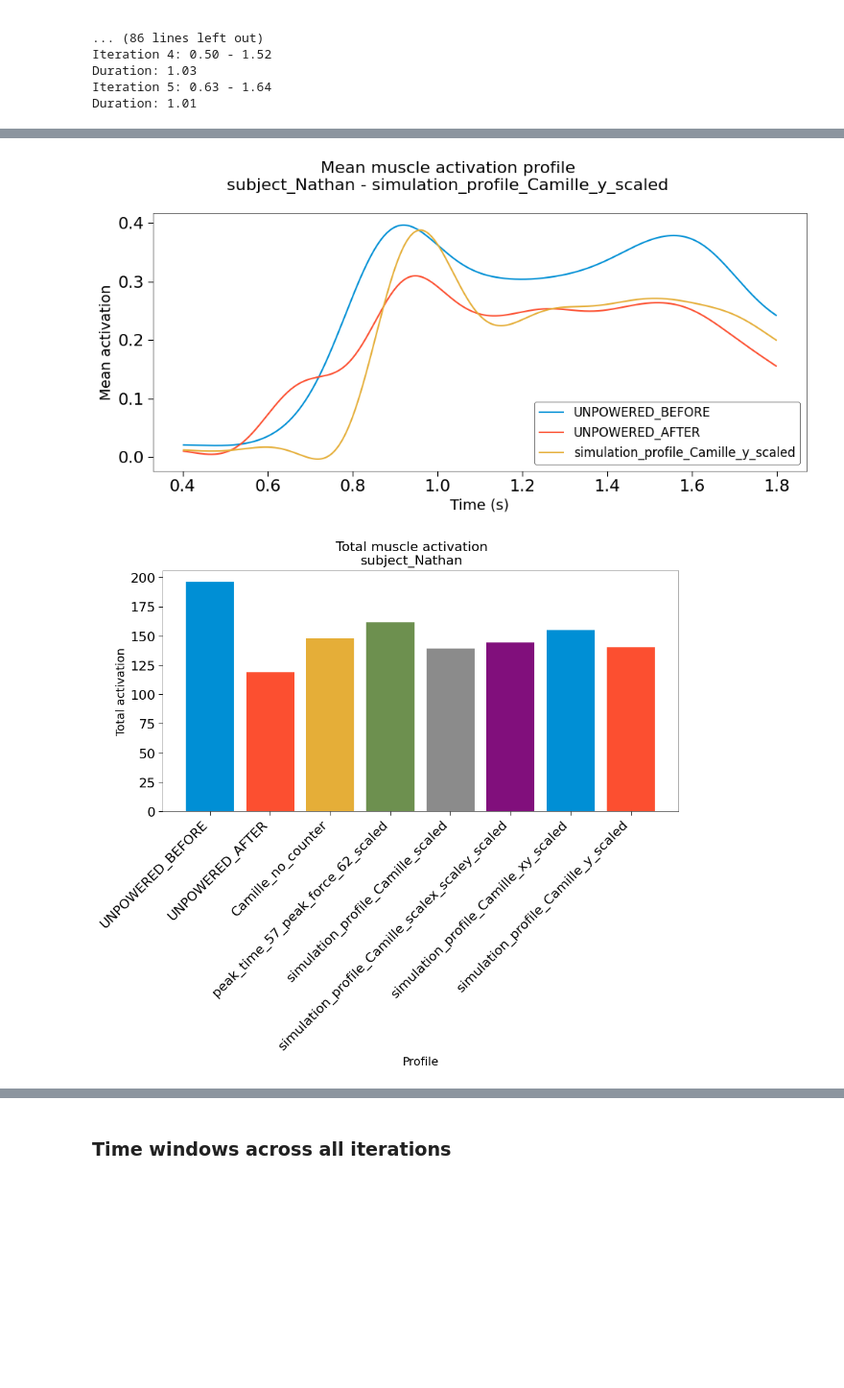
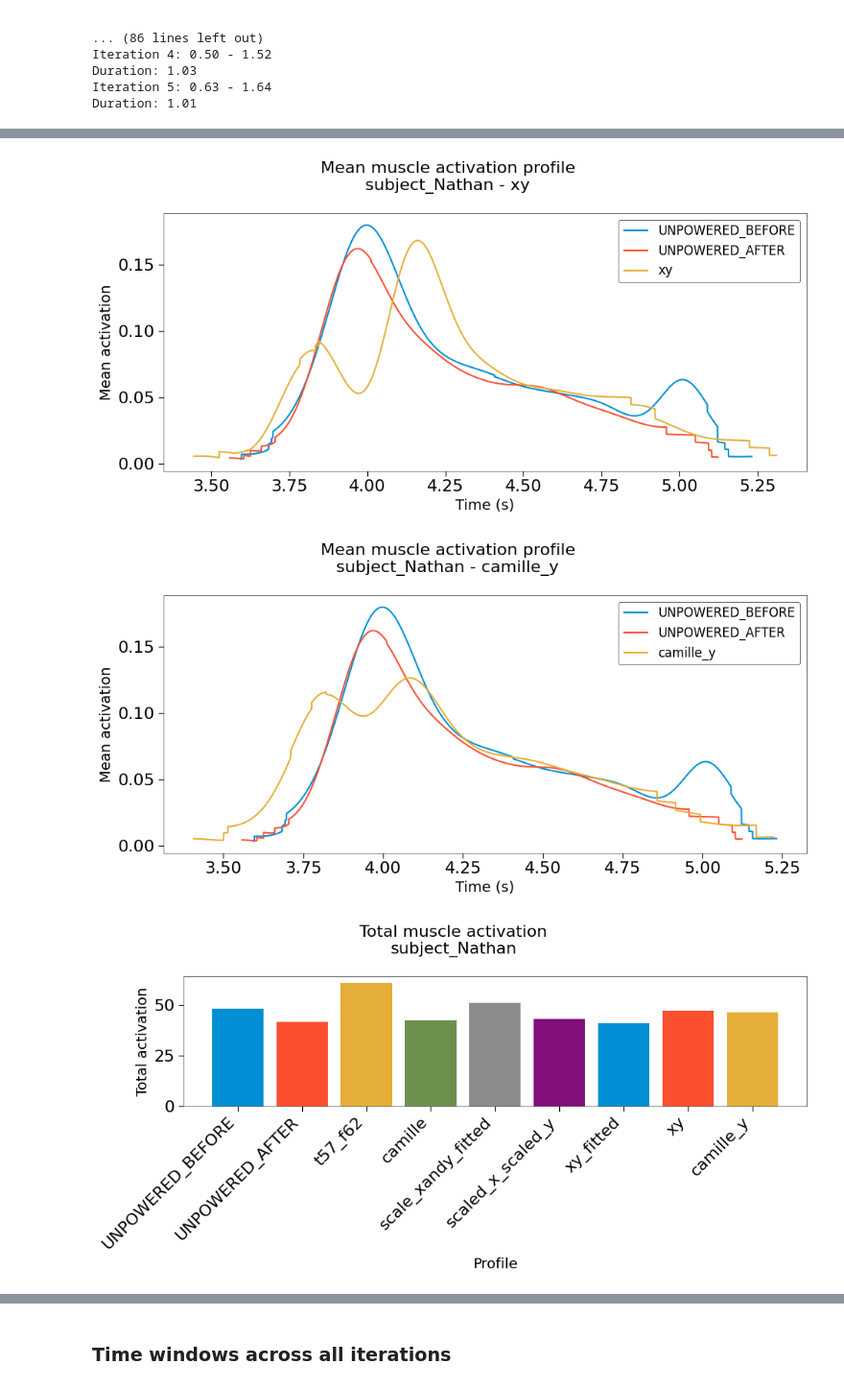
Before and after one commit to Harvard-Slade-Lab/assistive-arm, a Jupyter notebook: notebooks/analyze_emg_N2.ipynb, the cells around one changed output, grey strips where cells are left out. Shown at 96% size. Cells and saved outputs as stored; diff of their text form; code cells hidden in the pictures; blank space fills up the shorter version.

```diff
--- a/notebooks/analyze_emg_N2.ipynb
+++ b/notebooks/analyze_emg_N2.ipynb
@@ -817,7 +835,7 @@ plot_every_muscle(title=f"Unassisted EMG activations (scaled)\n{t_unpowered}", m
 ## Process MOTOR data
 # %%
 subject = "subject_Nathan"
-session = "September_26"
+session = "October_31"
 # profile = "Camille_no_counter"
 
 for profile in subject_data[subject][session]["filtered_session_data"]["ASSISTED"].keys():
@@ -898,7 +909,7 @@ for subject in subject_data.keys():
                     motor_df[torque] *= corrected_values
 # %%
 subject = "subject_Nathan"
-session = "September_26"
+session = "October_31"
 # profile = "peak_77%_62N"
 
 for profile in subject_data[subject][session]["filtered_session_data"]["ASSISTED"].keys():
@@ -1251,8 +1501,8 @@ Iteration 5: 0.63 - 1.64
 Duration: 1.01
 # %%
 # Manually remove one iteration
-print(filtered_session_data["UNPOWERED"]["BEFORE"]["EMG"][4])
-print(filtered_session_data["UNPOWERED"]["BEFORE"]["MOTOR_DATA"][4])
+# print(filtered_session_data["UNPOWERED"]["BEFORE"]["EMG"][4])
+# print(filtered_session_data["UNPOWERED"]["BEFORE"]["MOTOR_DATA"][4])
 
-filtered_session_data["UNPOWERED"]["BEFORE"]["EMG"].pop(4)
-filtered_session_data["UNPOWERED"]["BEFORE"]["MOTOR_DATA"].pop(4)
+# filtered_session_data["UNPOWERED"]["BEFORE"]["EMG"].pop(4)
+# filtered_session_data["UNPOWERED"]["BEFORE"]["MOTOR_DATA"].pop(4)
@@ -1294,7 +1512,7 @@ for subject in subject_data.keys():
     for session in subject_data[subject].keys():
         filtered_session_data = subject_data[subject][session]["filtered_session_data"]
 
-        relevant_time_ranges = subject_data[subject][session]["relevant_time_ranges"]
+        relevant_time_ranges = subject_data[subject][session]["relevant_time_ranges_imu"]
 
         mean_muscle_activations = {}
 
@@ -1307,8 +1525,8 @@ for subject in subject_data.keys():
                 emg_data = emg_data[emg_data.index >= 3]  # Keep data from 3 seconds onwards
                 emg_data.index = emg_data.index - 3  # Reset index to start from 0
                 time_range = relevant_time_ranges[profile]["ranges"][i]
-                # emg_data = emg_data[(emg_data.index >= time_range.min) & (emg_data.index <= time_range.max)]
-                emg_data = emg_data[(emg_data.index >= 0.5) & (emg_data.index <= 1.7)]
+                emg_data = emg_data[(emg_data.index >= time_range.min) & (emg_data.index <= time_range.max)]
+                # emg_data = emg_data[(emg_data.index >= 0.5) & (emg_data.index <= 1.7)]
                 mean_muscle_activations[profile].append(emg_data.mean())
 
 
@@ -1316,9 +1534,8 @@ for subject in subject_data.keys():
             mean_muscle_activations[f"UNPOWERED_{unpowered_time}"] = []
 
             for i, emg_data in enumerate(filtered_session_data["UNPOWERED"][unpowered_time]["EMG"]):
-                 # Remove the first 3 seconds of EMG data
-                emg_data = emg_data[emg_data.index >= 3]  # Keep data from 3 seconds onwards
-                emg_data.index = emg_data.index - 3  # Reset index to start from 0
+                emg_data = emg_data[emg_data.index >= 3]
+                emg_data.index = emg_data.index - 3
                 time_range = relevant_time_ranges[f"UNPOWERED_{unpowered_time}"]["ranges"][i]
                 emg_data = emg_data[(emg_data.index >= time_range.min) & (emg_data.index <= time_range.max)]
                 mean_muscle_activations[f"UNPOWERED_{unpowered_time}"].append(emg_data.mean())
@@ -1340,16 +1557,18 @@ for subject in subject_data.keys():
         mean_profiles = {}
         total_activation = {}
 
+        relevant_time_ranges = subject_data[subject][session]["relevant_time_ranges_imu"]
+
         for unpowered_time in filtered_session_data["UNPOWERED"].keys():
             mean_activation_profile = pd.DataFrame()
 
             for i, emg_data in enumerate(filtered_session_data["UNPOWERED"][unpowered_time]["EMG"]):
                  # Remove the first 3 seconds of EMG data
-                emg_data = emg_data[emg_data.index >= 3]  # Keep data from 3 seconds onwards
-                emg_data.index = emg_data.index - 3  # Reset index to start from 0
+                # emg_data = emg_data[emg_data.index >= 3]  # Keep data from 3 seconds onwards
+                # emg_data.index = emg_data.index - 3  # Reset index to start from 0
                 time_range = relevant_time_ranges[f"UNPOWERED_{unpowered_time}"]["ranges"][i]
-                # emg_data = emg_data[(emg_data.index >= time_range.min) & (emg_data.index <= time_range.max)]
-                emg_data = emg_data[(emg_data.index >= 0.4) & (emg_data.index <= 1.8)]
+                emg_data = emg_data[(emg_data.index >= time_range.min) & (emg_data.index <= time_range.max)]
+                # emg_data = emg_data[(emg_data.index >= 0.4) & (emg_data.index <= 1.8)]
                 if mean_activation_profile.empty:
                     mean_activation_profile = emg_data/len(filtered_session_data["UNPOWERED"][unpowered_time]["EMG"])
                 else:
@@ -1374,11 +1593,11 @@ for subject in subject_data.keys():
 
             for i, emg_data in enumerate(filtered_session_data["ASSISTED"][profile]["EMG"]):
                 # Remove the first 3 seconds of EMG data
-                emg_data = emg_data[emg_data.index >= 3]  # Keep data from 3 seconds onwards
-                emg_data.index = emg_data.index - 3  # Reset index to start from 0
+                # emg_data = emg_data[emg_data.index >= 3]  # Keep data from 3 seconds onwards
+                # emg_data.index = emg_data.index - 3  # Reset index to start from 0
                 time_range = relevant_time_ranges[profile]["ranges"][i]
-                # emg_data = emg_data[(emg_data.index >= time_range.min) & (emg_data.index <= time_range.max)]
-                emg_data = emg_data[(emg_data.index >= 0.4) & (emg_data.index <= 1.8)]
+                emg_data = emg_data[(emg_data.index >= time_range.min) & (emg_data.index <= time_range.max)]
+                # emg_data = emg_data[(emg_data.index >= 0.4) & (emg_data.index <= 1.8)]
                 if mean_activation_profile.empty:
                     mean_activation_profile = emg_data/len(filtered_session_data["ASSISTED"][profile]["EMG"])
                 else:
@@ -1437,5 +1656,6 @@ for subject in subject_data.keys():
-[figure, old version]
+[figure, new version]
-[figure, old version]
+[figure, new version]
+[figure, added]
 # %%
 # Iterate through all profiles and calculate and plot all means
 for subject in subject_data.keys():
```
Also changed, not shown: parts of 46 cells of this notebook, 2 other files.
